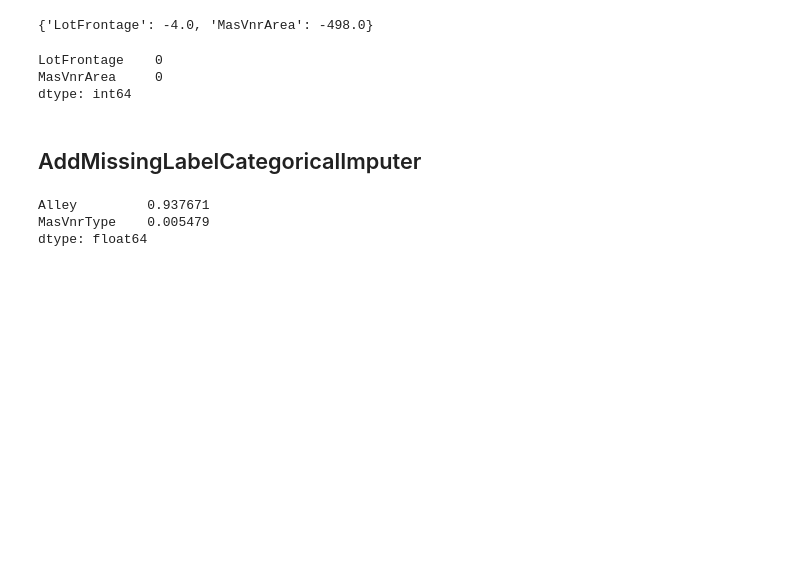
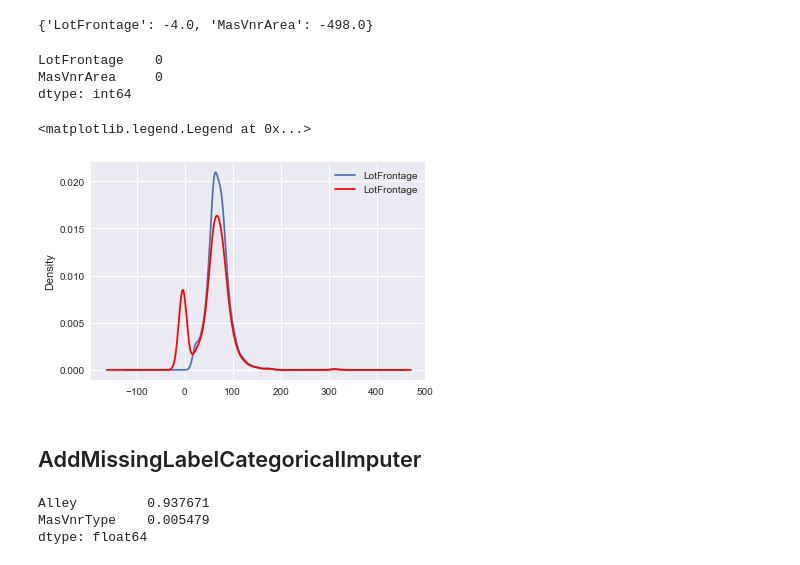
Before and after one commit to feature-engine/feature_engine, a Jupyter notebook: examples/missing_data_imputers.ipynb, the cells around one changed output. Drawn from its saved outputs; the diff is of its cells as text; code cells hidden in the pictures; blank space fills up the shorter version.

```diff
--- a/examples/missing_data_imputers.ipynb
+++ b/examples/missing_data_imputers.ipynb
@@ -145,12 +156,24 @@ tail_imputer.imputer_dict_
 # %% [output]
 {'LotFrontage': -4.0, 'MasVnrArea': -498.0}
 # %%
-data = tail_imputer.transform(data)
-data[['LotFrontage', 'MasVnrArea']].isnull().sum()
+data_tf = tail_imputer.transform(data)
+data_tf[['LotFrontage', 'MasVnrArea']].isnull().sum()
 # %% [output]
 LotFrontage    0
 MasVnrArea     0
 dtype: int64
+# %%
+# we can see that the distribution has changed slightly with now more values
+#  accumulating towards the  left tail
+fig = plt.figure()
+ax = fig.add_subplot(111)
+data['LotFrontage'].plot(kind='kde', ax=ax)
+data_tf['LotFrontage'].plot(kind='kde', ax=ax, color='red')
+lines, labels = ax.get_legend_handles_labels()
+ax.legend(lines, labels, loc='best')
+# %% [output]
+<matplotlib.legend.Legend at 0x...>
+[figure, added]
 # %% [markdown]
 ## AddMissingLabelCategoricalImputer
 # %%
```
Also changed, not shown: parts of 12 cells of this notebook, 2 other files.
